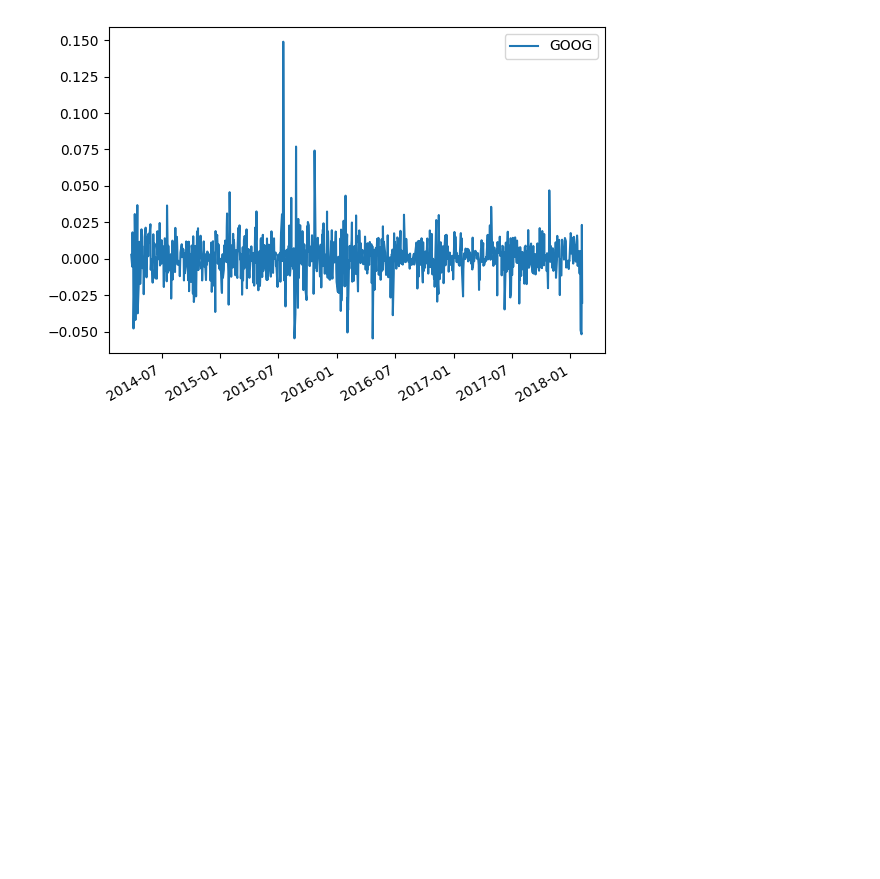
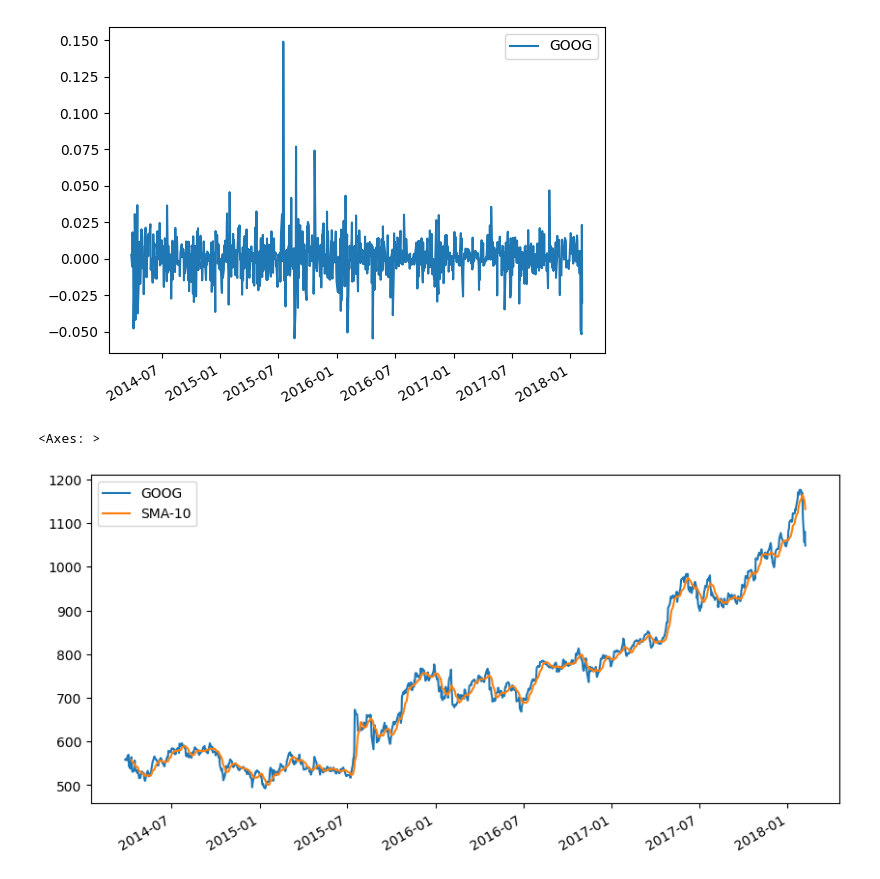
Before and after one commit to babakkeshavarz/time_series, a Jupyter notebook: SMA.ipynb, the cells around one changed output. Cells and saved outputs as stored; diff of their text form; code cells hidden in the pictures; blank space fills up the shorter version.

```diff
--- a/SMA.ipynb
+++ b/SMA.ipynb
@@ -40,3 +40,8 @@ goog_ret.plot()
 # %%
 # print(list(goog))
 goog['SMA-10'] = goog['GOOG'].rolling(10).mean()
+# %%
+goog.plot(figsize=(10,5))
+# %% [output]
+<Axes: >
+[figure, added]
```
Also changed, not shown: parts of 8 cells of this notebook.
